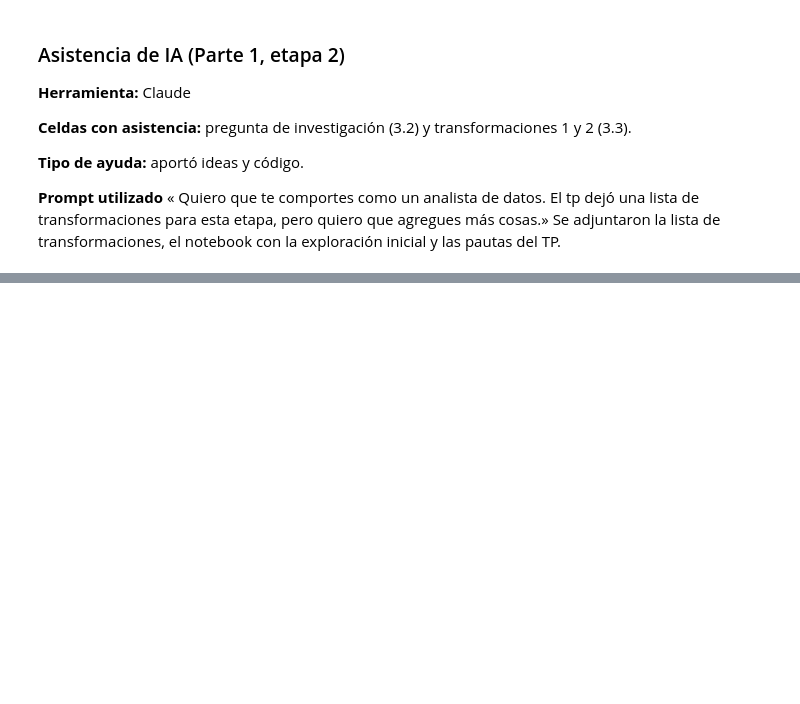
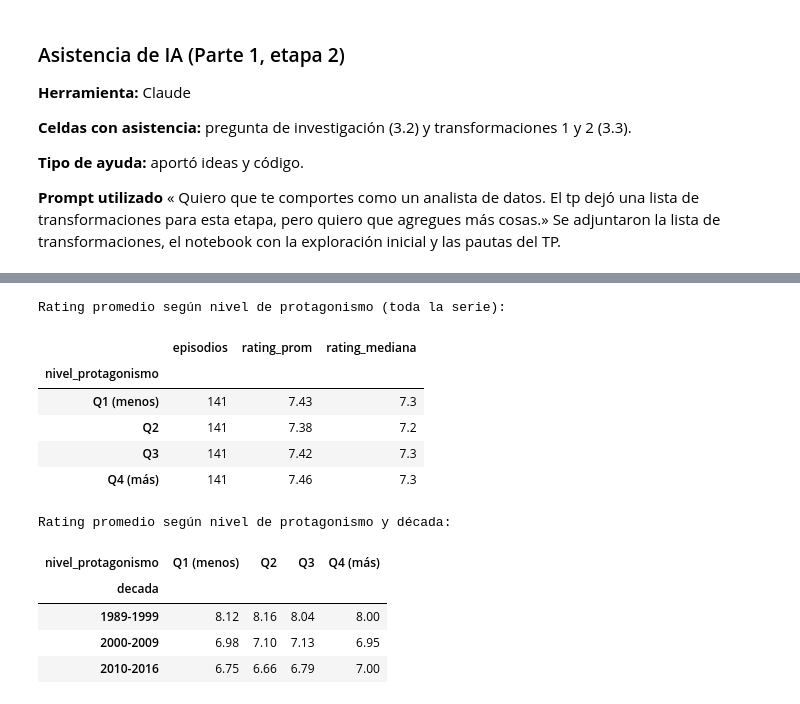
Before and after one commit to enedenao/tp_labo, a Jupyter notebook: notebook.ipynb, the cells around one changed output, grey strips where cells are left out. Drawn from its saved outputs; the diff is of its cells as text; code cells hidden in the pictures; blank space fills up the shorter version.

```diff
--- a/notebook.ipynb
+++ b/notebook.ipynb
@@ -466,0 +565,28 @@ dtype: int64
+# %%
+etiquetas = ["Q1 (menos)", "Q2", "Q3", "Q4 (más)"]
+
+# Cuartiles sobre toda la serie
+base["nivel_protagonismo"] = pd.qcut(base["pct_principales"], q=4, labels=etiquetas)
+print("Rating promedio según nivel de protagonismo (toda la serie):")
+display(base.groupby("nivel_protagonismo", observed=True)["imdb_rating"]
+        .agg(episodios="count", rating_prom="mean", rating_mediana="median").round(2))
+
+# Lo mismo, separado por década
+print("Rating promedio según nivel de protagonismo y década:")
+cuartiles_decada = (base.groupby(["decada", "nivel_protagonismo"], observed=True)["imdb_rating"]
+                    .mean().unstack("nivel_protagonismo").round(2))
+display(cuartiles_decada)
+# %% [output]
+Rating promedio según nivel de protagonismo (toda la serie):
+|  | episodios | rating_prom | rating_mediana |
+| nivel_protagonismo |  |  |  |
+| Q1 (menos) | 141 | 7.43 | 7.3 |
+| Q2 | 141 | 7.38 | 7.2 |
+| Q3 | 141 | 7.42 | 7.3 |
+| Q4 (más) | 141 | 7.46 | 7.3 |
+Rating promedio según nivel de protagonismo y década:
+| nivel_protagonismo | Q1 (menos) | Q2 | Q3 | Q4 (más) |
+| decada |  |  |  |  |
+| 1989-1999 | 8.12 | 8.16 | 8.04 | 8.00 |
+| 2000-2009 | 6.98 | 7.10 | 7.13 | 6.95 |
+| 2010-2016 | 6.75 | 6.66 | 6.79 | 7.00 |
```
Also changed, not shown: parts of 14 cells of this notebook.
